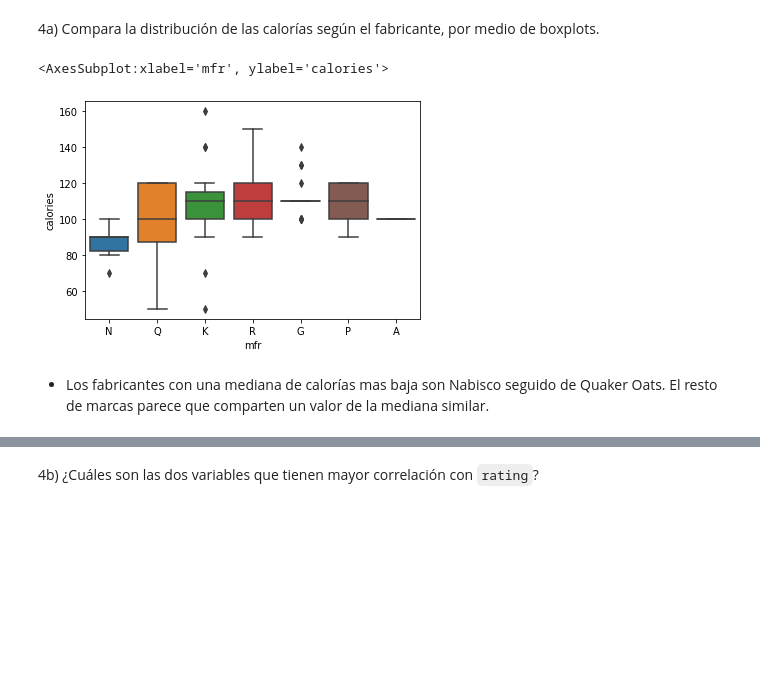
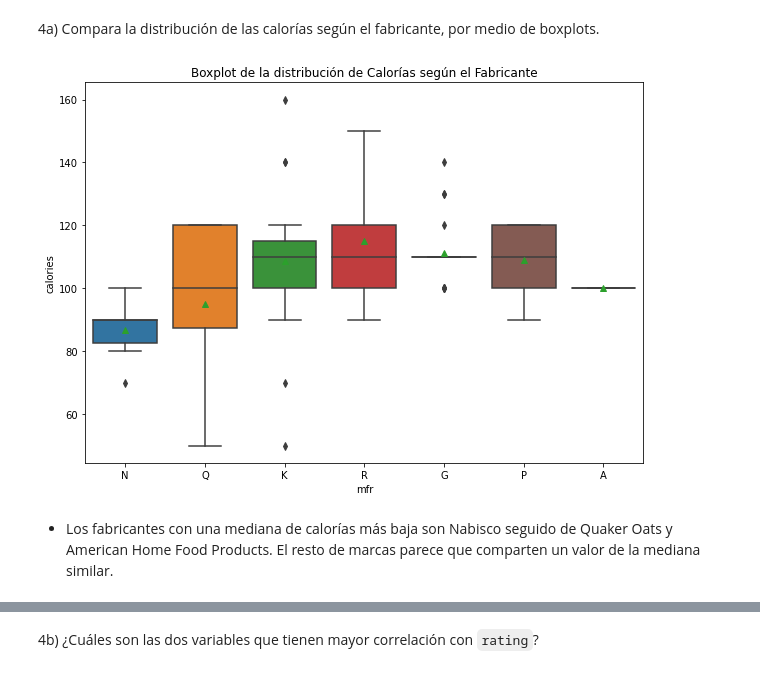
Before and after one commit to alexgarma/TC4029-ciencia-y-analitica-de-datos-equipo83, a Jupyter notebook: notebooks/Actividad7PCA_Equipo83.ipynb, the cells around one changed output, grey strips where cells are left out. Drawn from its saved outputs; the diff is of its cells as text; code cells hidden in the pictures; blank space fills up the shorter version.

```diff
--- a/notebooks/Actividad7PCA_Equipo83.ipynb
+++ b/notebooks/Actividad7PCA_Equipo83.ipynb
@@ -351,9 +387,13 @@ cereals_df.sort_values(by='rating',ascending=False)[['name','mfr','rating']].hea
 # %% [markdown]
 4a) Compara la distribución de las calorías según el fabricante, por medio de boxplots.
-# %%
-sns.boxplot(x = 'mfr', y = 'calories', data = cereals_df)
-# %% [output]
-<AxesSubplot:xlabel='mfr', ylabel='calories'>
-[figure, removed]
+# %%
+plt.figure(figsize=(10,7)) # Tamaño de la figura
+sns.boxplot(x = 'mfr', y = 'calories', data = cereals_df, showmeans=True) # Columna seleccionada
+plt.title('Boxplot de la distribución de Calorías según el Fabricante')
+plt.xlabel('mfr') # Eje "x"
+plt.ylabel('calories') # Eje "y"
+plt.show() # Mostrar la gráfica final
+# %% [output]
+[figure, added]
 # %% [markdown]
-- Los fabricantes con una mediana de calorías mas baja son Nabisco seguido de Quaker Oats. El resto de marcas parece que comparten un valor de la mediana similar.
+- Los fabricantes con una mediana de calorías más baja son Nabisco seguido de Quaker Oats y American Home Food Products. El resto de marcas parece que comparten un valor de la mediana similar.
```
Also changed, not shown: parts of 14 cells of this notebook.
